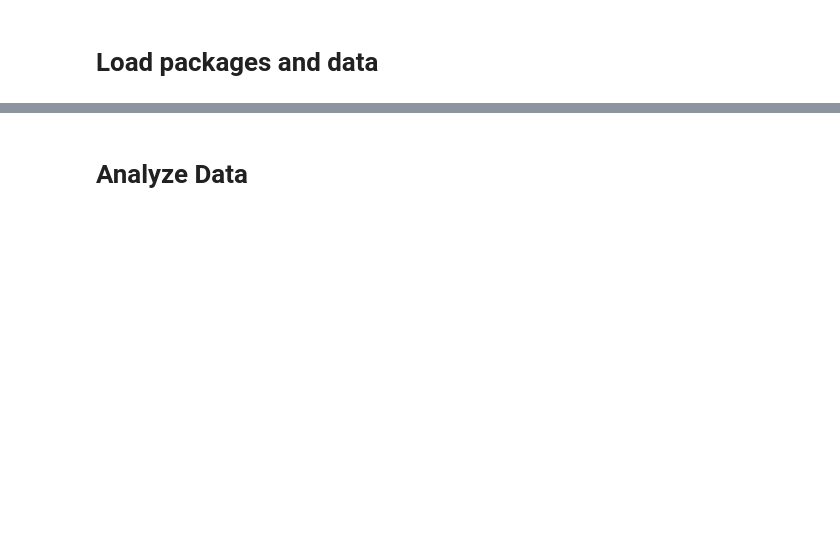
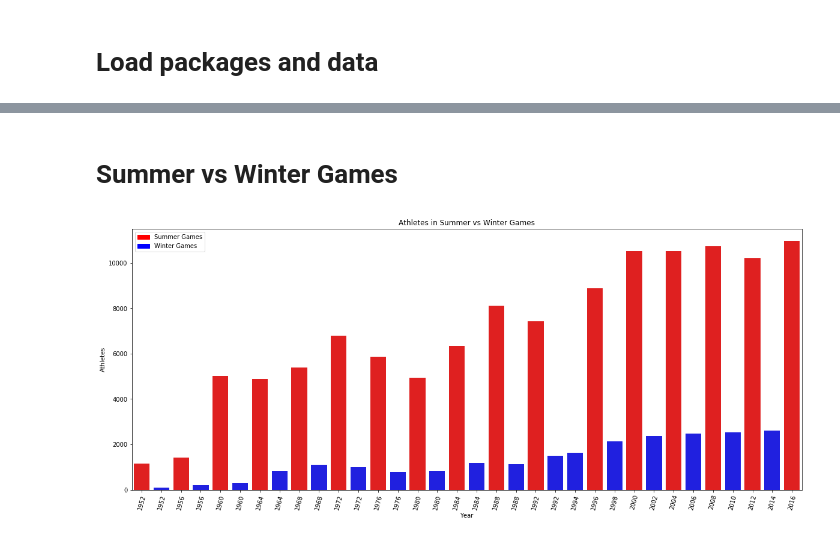
Before and after one commit to xericho/ECE143_Team23, a Jupyter notebook: Final_Project.ipynb, the cells around one changed output, grey strips where cells are left out. Cells and saved outputs as stored; diff of their text form; code cells hidden in the pictures; blank space fills up the shorter version.

```diff
--- a/Final_Project.ipynb
+++ b/Final_Project.ipynb
@@ -126,2 +2,0 @@ Loading BokehJS ...
-# %% [markdown]
-# Analyze Data
@@ -127,0 +10,8 @@ Loading BokehJS ...
+# %%
+df = ut.load_clean_data()
+# %% [markdown]
+# Summer vs Winter Games
+# %%
+ut.plot_sum_win_games(df)
+# %% [output]
+[figure, added]
```
Also changed, not shown: parts of 33 cells of this notebook, 4 other files.
